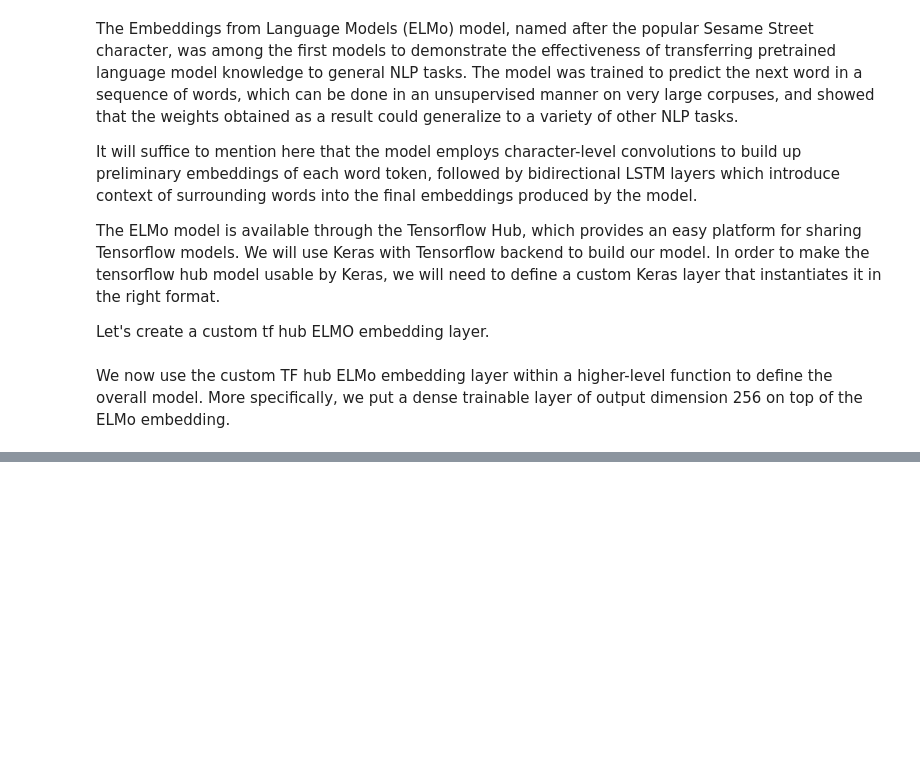
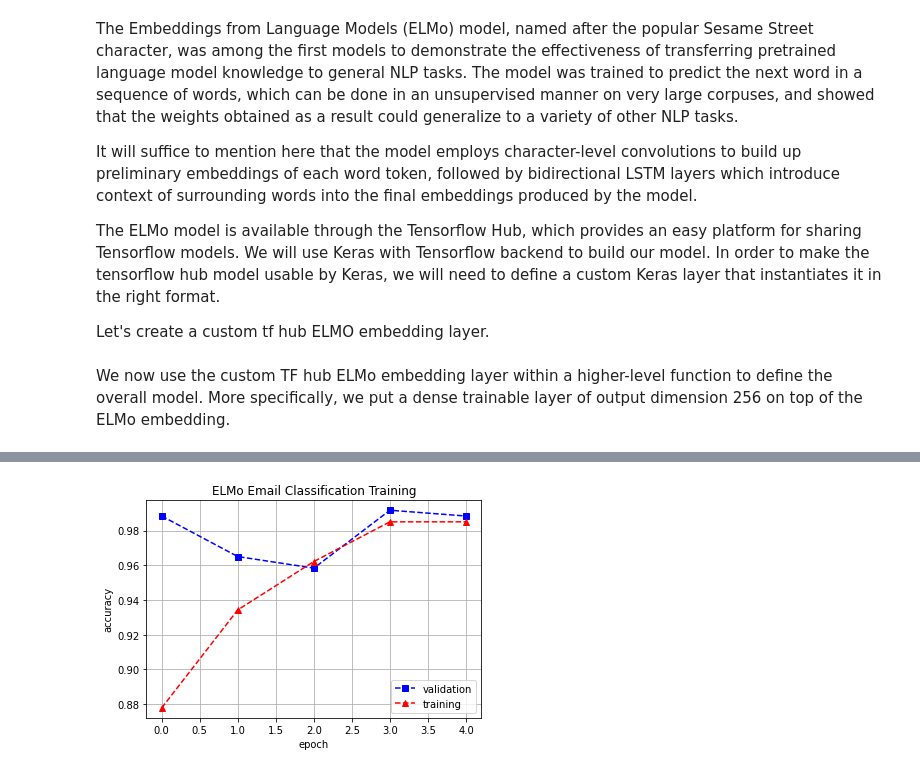
Before and after one commit to rahiakela/transfer-learning-for-natural-language-processing, a Jupyter notebook: 2-getting-started-with-baselines/3_ELMo_based_models_for_email_sentiment_classification.ipynb, the cells around one changed output, grey strips where cells are left out. Drawn from its saved outputs; the diff is of its cells as text; code cells hidden in the pictures; blank space fills up the shorter version.

```diff
--- a/2-getting-started-with-baselines/3_ELMo_based_models_for_email_sentiment_classification.ipynb
+++ b/2-getting-started-with-baselines/3_ELMo_based_models_for_email_sentiment_classification.ipynb
@@ -43,3 +46,7 @@ import matplotlib.pyplot as plt
+# %%
+# Initialize tensorflow/keras session
+sess = tf.Session()
+K.set_session(sess)
 # %%
 from google.colab import files
 files.upload() # upload kaggle.json file
@@ -445,5 +454,3 @@ class ElmoEmbeddingLayer(Layer):
     return (input_shape[0], self.dimensions)
 # %% [markdown]
 We now use the custom TF hub ELMo embedding layer within a higher-level function to define the overall model. More specifically, we put a dense trainable layer of output dimension 256 on top of the ELMo embedding.
-# %%
-model = fit_model(train_x, train_y)
@@ -726,0 +457,20 @@ It is important to caution you, however, that while these importance scores seem
+# %%
+def build_model():
+  input_text = layers.Input(shape=(1,), dtype="string")
+  embedding = ElmoEmbeddingLayer()(input_text)
+  dense = layers.Dense(256, activation="relu")(embedding)      # new layer outputting 256-dimensional feature vectors
+  prediction = layers.Dense(1, activation="sigmoid")(dense)
+
+  # we could use sigmoid activation as well, but we choose softmax
+  # to enable us use sparse_categorical_crossentropy and sparse_categorical_accuracy below
+  model = Model(inputs=[input_text], outputs=prediction)
+  # use sparse_categorical_crossentropy and sparse_categorical_accuracy do avoid having to one-hot encode the labels
+  model.compile(loss="binary_crossentropy", optimizer="adam", metrics=["accuracy"])
+
+  model.summary()
+
+  return model
+# %%
+# Build and fit
+model = build_model()
+history = model.fit(train_x, train_y, validation_data=(test_x, test_y), epochs=5, batch_size=32)
@@ -726,0 +526,19 @@ It is important to caution you, however, that while these importance scores seem
+# %%
+df_history = pd.DataFrame(history.history)
+
+fig,ax = plt.subplots()
+plt.plot(range(df_history.shape[0]),df_history['val_acc'],'bs--',label='validation')
+plt.plot(range(df_history.shape[0]),df_history['acc'],'r^--',label='training')
+plt.xlabel('epoch')
+plt.ylabel('accuracy')
+plt.title('ELMo Email Classification Training')
+plt.legend(loc='best')
+plt.grid()
+plt.show()
+# Save figures
+fig.savefig('ELMoConvergence.eps', format='eps')
+fig.savefig('ELMoConvergence.pdf', format='pdf')
+fig.savefig('ELMoConvergence.png', format='png')
+fig.savefig('ELMoConvergence.svg', format='svg')
+# %% [output]
+[figure, added]
```
Also changed, not shown: parts of 39 cells of this notebook.
